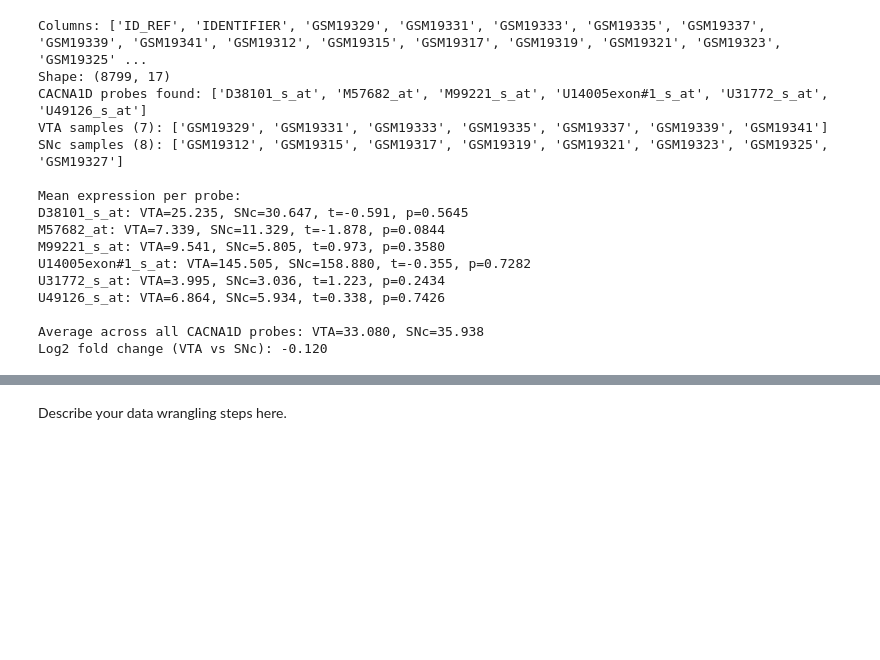
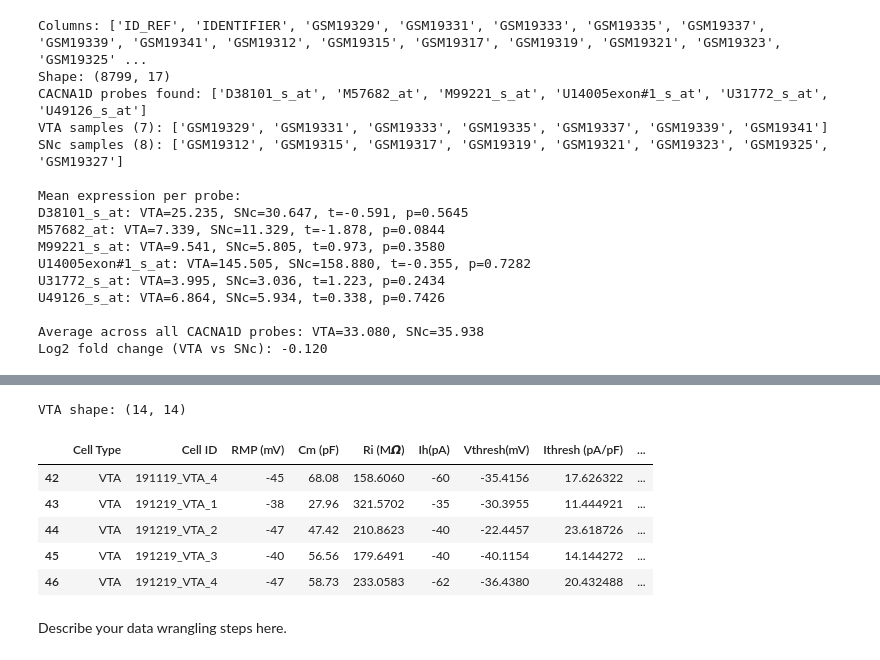
Before and after one commit to bhuynh05/BIPN-162-Group-9, a Jupyter notebook: CellTypesProject_template.ipynb, the cells around one changed output, grey strips where cells are left out. Drawn from its saved outputs; the diff is of its cells as text; code cells hidden in the pictures; blank space fills up the shorter version.

```diff
--- a/CellTypesProject_template.ipynb
+++ b/CellTypesProject_template.ipynb
@@ -172,3 +222,14 @@ Index(['Date', 'Age', 'Cell Type', 'Cell ID', 'File Name ', 'Time ',
+# %%
+print("VTA shape:", vta_df_PD.shape)
+vta_df_PD.head()
+# %% [output]
+VTA shape: (14, 14)
+|  | Cell Type | Cell ID | RMP (mV) | Cm (pF) | Ri (M𝞨) | Ih(pA) | Vthresh(mV) | Ithresh (pA/pF) | ... |
+| 42 | VTA | 191119_VTA_4 | -45 | 68.08 | 158.6060 | -60 | -35.4156 | 17.626322 | ... |
+| 43 | VTA | 191219_VTA_1 | -38 | 27.96 | 321.5702 | -35 | -30.3955 | 11.444921 | ... |
+| 44 | VTA | 191219_VTA_2 | -47 | 47.42 | 210.8623 | -40 | -22.4457 | 23.618726 | ... |
+| 45 | VTA | 191219_VTA_3 | -40 | 56.56 | 179.6491 | -40 | -40.1154 | 14.144272 | ... |
+| 46 | VTA | 191219_VTA_4 | -47 | 58.73 | 233.0583 | -62 | -36.4380 | 20.432488 | ... |
 # %% [markdown]
 Describe your data wrangling steps here.
 # %% [markdown]
```
Also changed, not shown: parts of 5 cells of this notebook.
